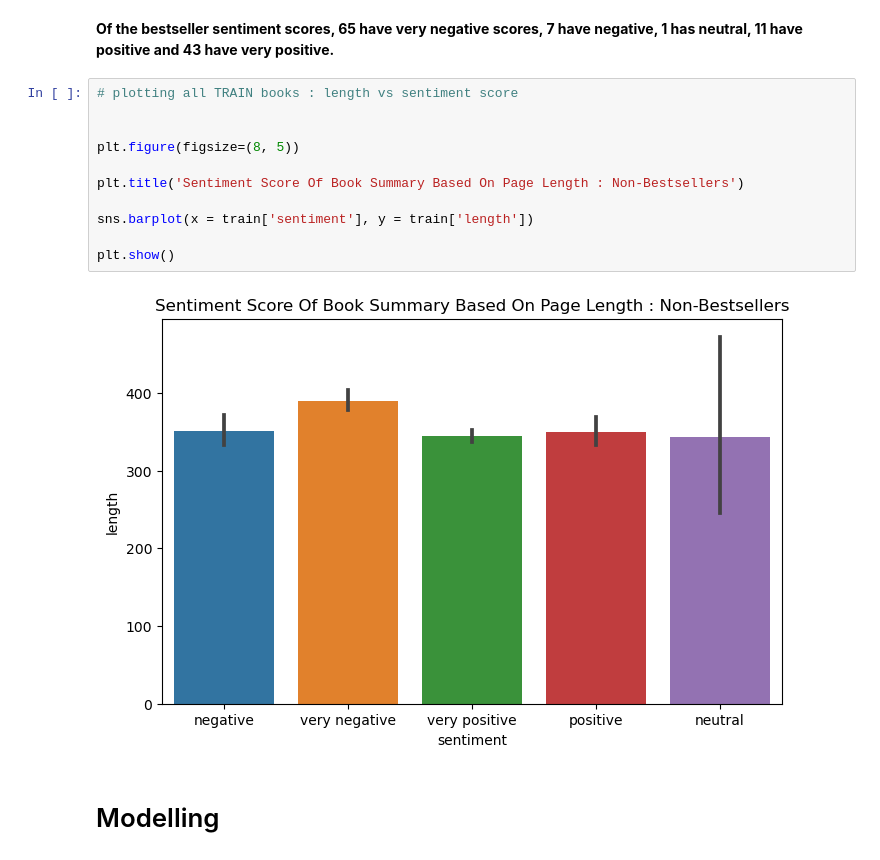
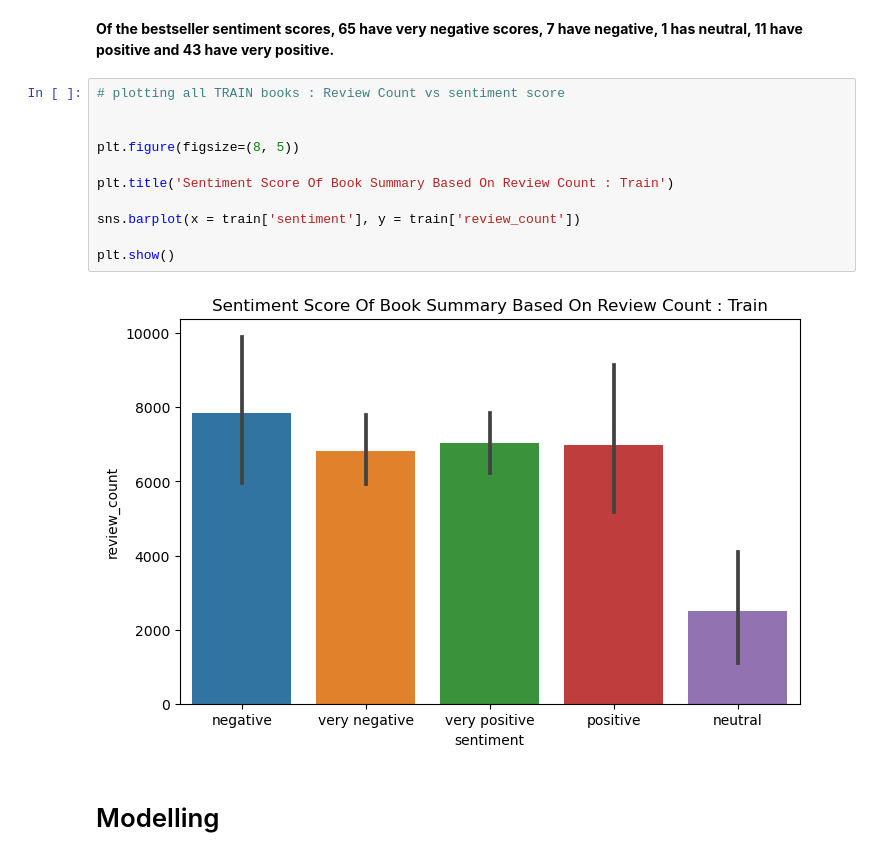
Before and after one commit to Booookkkkkssss/books_main, a Jupyter notebook: magdalena/prepare_explore.ipynb, the cells around one changed output. Saved outputs shown, nothing was run; the diff lists cells and outputs as text.

```diff
--- a/magdalena/prepare_explore.ipynb
+++ b/magdalena/prepare_explore.ipynb
@@ -453,18 +453,18 @@ c['title'].value_counts().sum()
 # %% [markdown]
 **Of the bestseller sentiment scores, 65 have very negative scores, 7 have negative, 1 has neutral, 11 have positive and 43 have very positive.**
 # %%
-# plotting all TRAIN books : length vs sentiment score
+# plotting all TRAIN books : Review Count vs sentiment score
 
 
 plt.figure(figsize=(8, 5))
 
-plt.title('Sentiment Score Of Book Summary Based On Page Length : Non-Bestsellers')
+plt.title('Sentiment Score Of Book Summary Based On Review Count : Train')
 
-sns.barplot(x = train['sentiment'], y = train['length'])
+sns.barplot(x = train['sentiment'], y = train['review_count'])
 
 plt.show()
 # %% [output]
-[figure, old version]
+[figure, new version]
 # %% [markdown]
 # Modelling
 # %%
```
Also changed, not shown: parts of 14 cells of this notebook, 3 other files.
